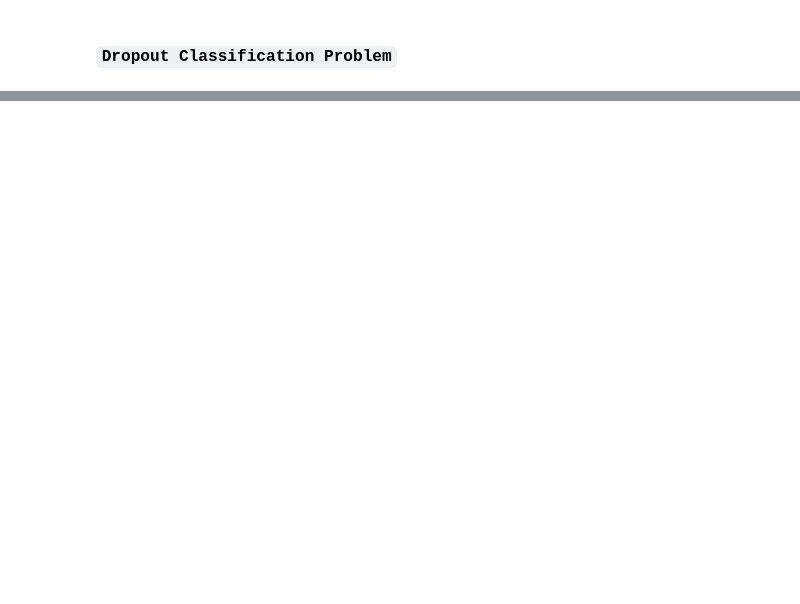
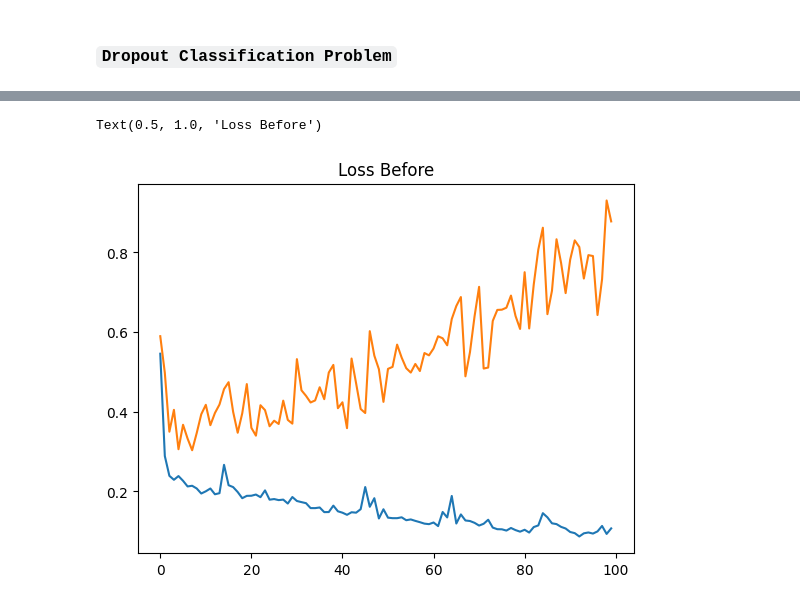
Before and after one commit to Tanish-Sarkar/DeepLearning-with-TensorFLow-and-Keras, a Jupyter notebook: NN_Improvement/dropout_classification_implementation.ipynb, the cells around one changed output, grey strips where cells are left out. Cells and saved outputs as stored; diff of their text form; code cells hidden in the pictures; blank space fills up the shorter version.

```diff
--- a/NN_Improvement/dropout_classification_implementation.ipynb
+++ b/NN_Improvement/dropout_classification_implementation.ipynb
@@ -237,0 +285,7 @@ plt.show()
+# %%
+plt.plot(history.history['loss'])
+plt.plot(history.history['val_loss'])
+plt.title("Loss Before")
+# %% [output]
+Text(0.5, 1.0, 'Loss Before')
+[figure, added]
```
Also changed, not shown: parts of 11 cells of this notebook, 7 other files.
